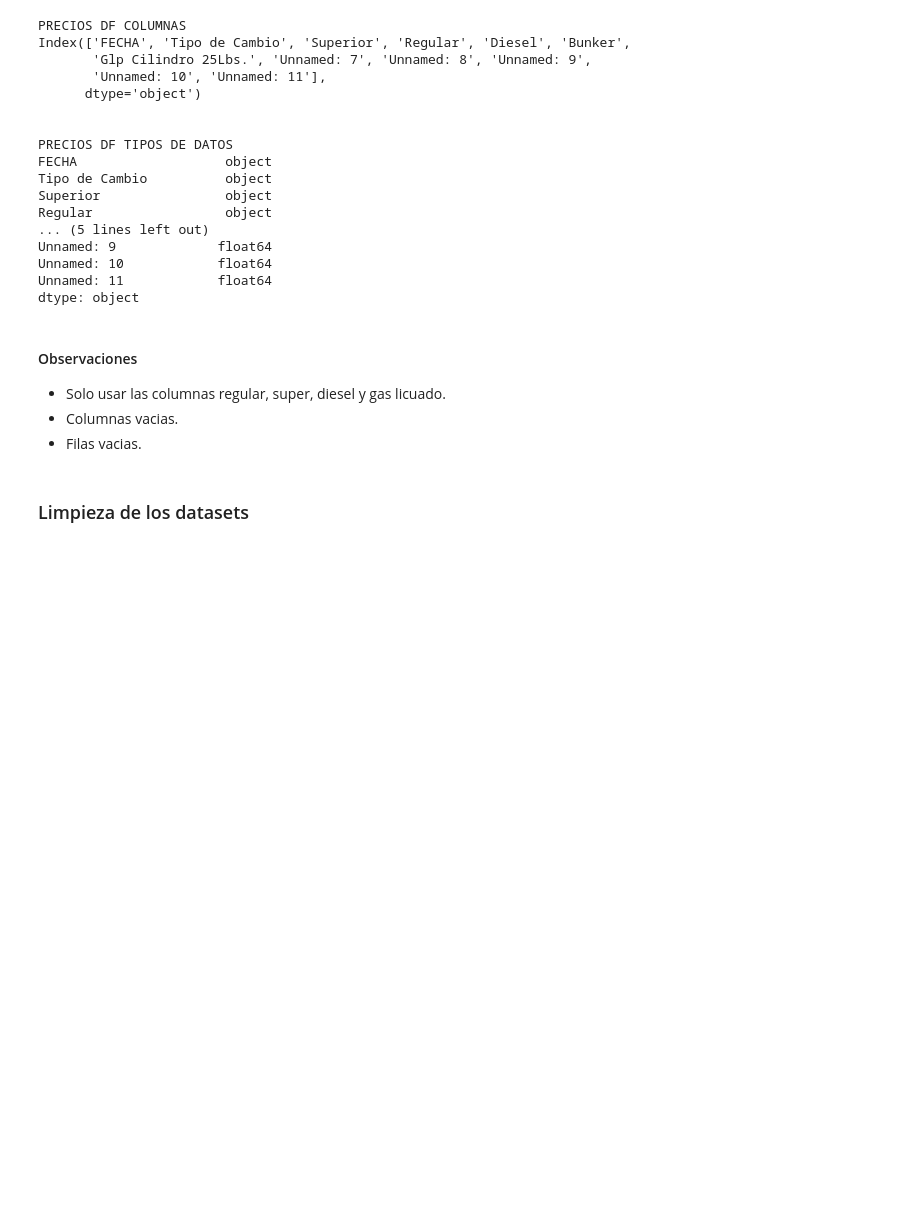
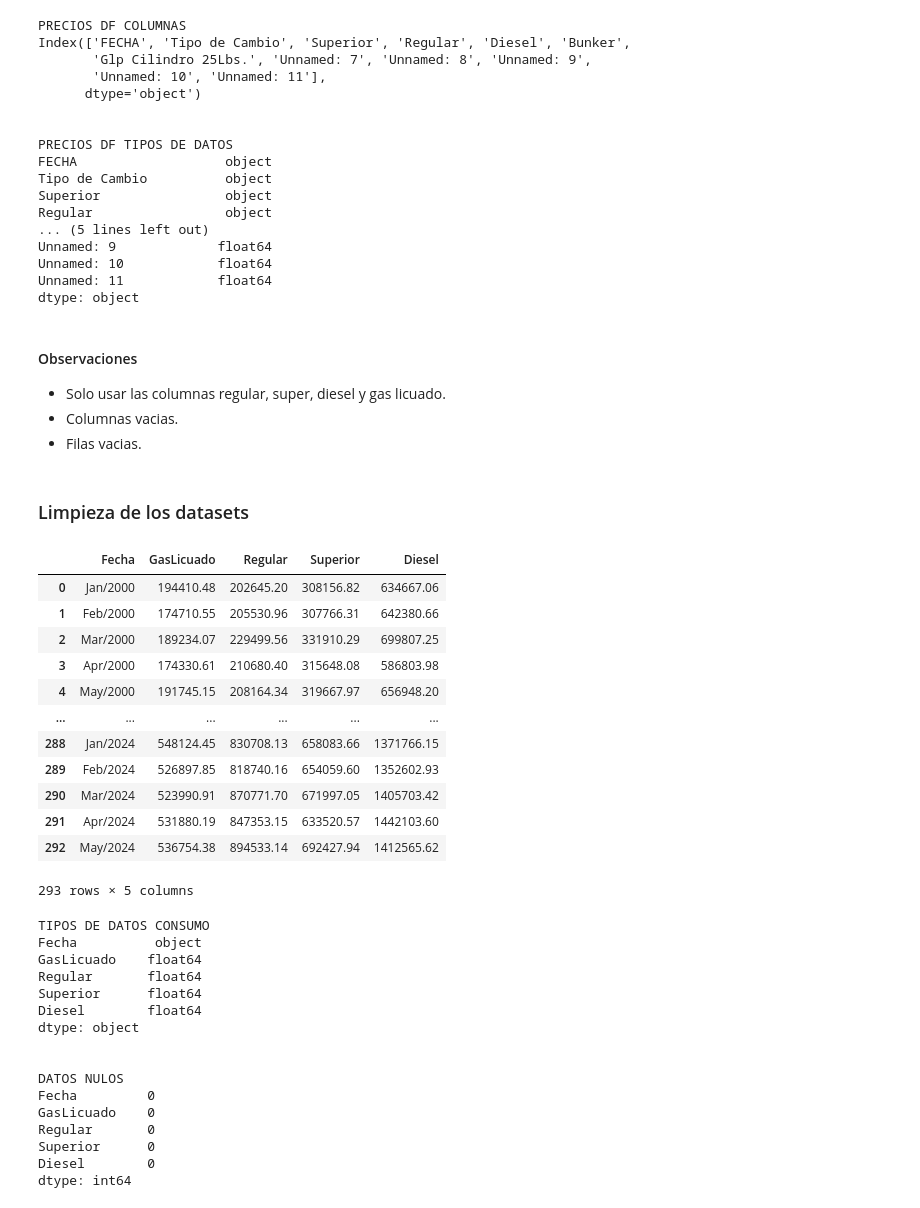
Before and after one commit to mariaRam2003/Laboratorio2-DataScience, a Jupyter notebook: EDA.ipynb, the cells around one changed output. Cells and saved outputs as stored; diff of their text form; code cells hidden in the pictures; blank space fills up the shorter version.

```diff
--- a/EDA.ipynb
+++ b/EDA.ipynb
@@ -168,3 +177,76 @@ dtype: object
 - Filas vacias.
 # %% [markdown]
 ### Limpieza de los datasets
+# %%
+# Limpieza de CONSUMO
+
+# Eliminar columnas no necesarias
+columnas_relevantes = ['Fecha', 'Diesel bajo azufre', 'Diesel ultra bajo azufre', 'Gas licuado de petróleo',
+                       'Gasolina regular', 'Gasolina superior', 'Diesel alto azufre']
+consumo_df = consumo_df[columnas_relevantes]
+
+# Renombrar columnas
+consumo_df.rename(columns={
+    'Fecha': 'Fecha',
+    'Diesel bajo azufre': 'DieselBajo',
+    'Diesel ultra bajo azufre': 'DieselUltraBajo',
+    'Gas licuado de petróleo': 'GasLicuado',
+    'Gasolina regular': 'Regular',
+    'Gasolina superior': 'Superior',
+    'Diesel alto azufre': 'DieselAlto'
+}, inplace=True)
+
+# Eliminar comas de las columnas y convertir a float
+consumo_df['DieselBajo'] = consumo_df['DieselBajo'].replace(',', '', regex=True).astype(float)
+consumo_df['DieselUltraBajo'] = consumo_df['DieselUltraBajo'].replace(',', '', regex=True).astype(float)
+consumo_df['DieselAlto'] = consumo_df['DieselAlto'].replace(',', '', regex=True).astype(float)
+
+
+# Union de las variantes de Diesel
+consumo_df['Diesel'] = consumo_df['DieselBajo'] + consumo_df['DieselUltraBajo'] + consumo_df['DieselAlto']
+
+# Eliminar las columnas de variantes de Diesel
+consumo_df.drop(columns=['DieselBajo', 'DieselUltraBajo', 'DieselAlto'], inplace=True)
+
+# Convertir las columnas a tipo float
+consumo_df['GasLicuado'] = consumo_df['GasLicuado'].replace(',', '', regex=True).astype(float)
+consumo_df['Regular'] = consumo_df['Regular'].replace(',', '', regex=True).astype(float)
+consumo_df['Superior'] = consumo_df['Superior'].replace(',', '', regex=True).astype(float)
+
+display(consumo_df)
+print("\n")
+print("TIPOS DE DATOS CONSUMO")
+print(consumo_df.dtypes)
+print("\n")
+print("DATOS NULOS")
+print(consumo_df.isnull().sum())
+# %% [output]
+|  | Fecha | GasLicuado | Regular | Superior | Diesel |
+| 0 | Jan/2000 | 194410.48 | 202645.20 | 308156.82 | 634667.06 |
+| 1 | Feb/2000 | 174710.55 | 205530.96 | 307766.31 | 642380.66 |
+| 2 | Mar/2000 | 189234.07 | 229499.56 | 331910.29 | 699807.25 |
+| 3 | Apr/2000 | 174330.61 | 210680.40 | 315648.08 | 586803.98 |
+| 4 | May/2000 | 191745.15 | 208164.34 | 319667.97 | 656948.20 |
+| ... | ... | ... | ... | ... | ... |
+| 288 | Jan/2024 | 548124.45 | 830708.13 | 658083.66 | 1371766.15 |
+| 289 | Feb/2024 | 526897.85 | 818740.16 | 654059.60 | 1352602.93 |
+| 290 | Mar/2024 | 523990.91 | 870771.70 | 671997.05 | 1405703.42 |
+| 291 | Apr/2024 | 531880.19 | 847353.15 | 633520.57 | 1442103.60 |
+| 292 | May/2024 | 536754.38 | 894533.14 | 692427.94 | 1412565.62 |
+293 rows × 5 columns
+TIPOS DE DATOS CONSUMO
+Fecha          object
+GasLicuado    float64
+Regular       float64
+Superior      float64
+Diesel        float64
+dtype: object
+
+
+DATOS NULOS
+Fecha         0
+GasLicuado    0
+Regular       0
+Superior      0
+Diesel        0
+dtype: int64
```
Also changed, not shown: parts of 10 cells of this notebook, 3 other files.
